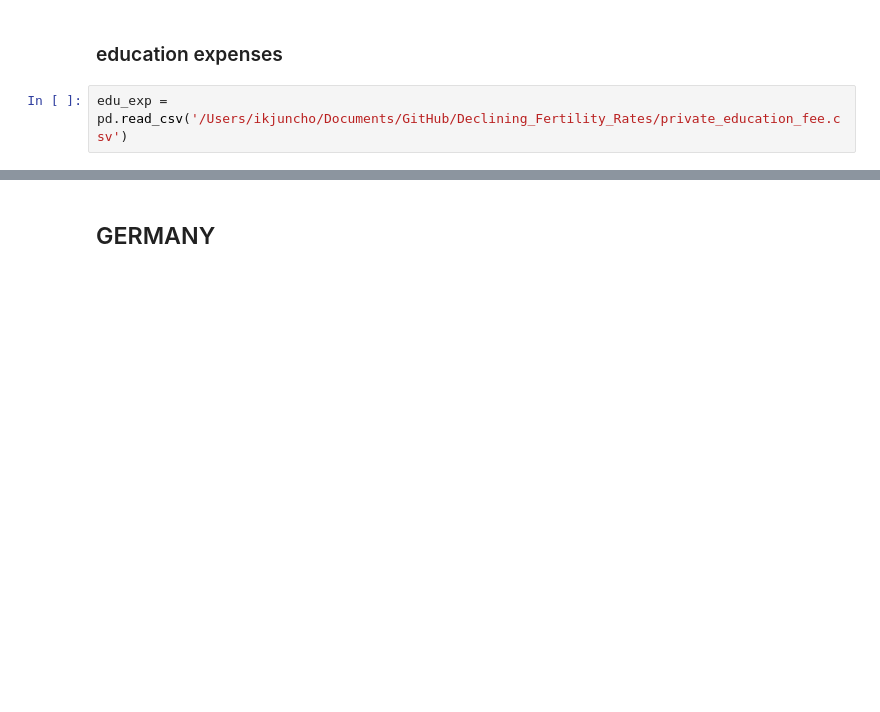
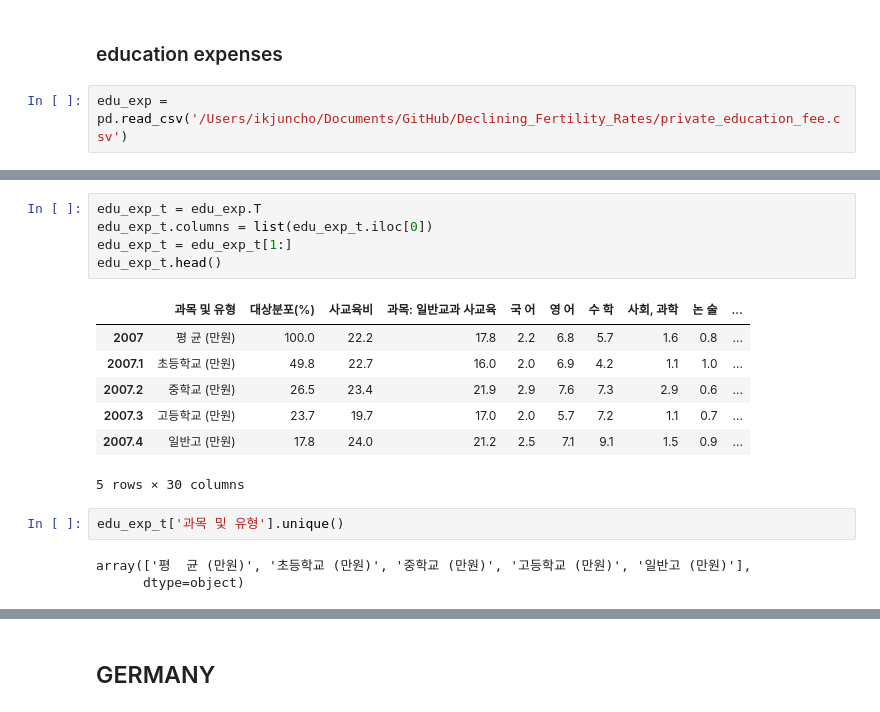
Before and after one commit to ikkjun/Declining_Fertility_Rates, a Jupyter notebook: Declining_Fertility_Rates.ipynb, the cells around one changed output, grey strips where cells are left out. Drawn from its saved outputs; the diff is of its cells as text; blank space fills up the shorter version.

```diff
--- a/Declining_Fertility_Rates.ipynb
+++ b/Declining_Fertility_Rates.ipynb
@@ -496,0 +481,18 @@ edu_exp.T
+# %%
+edu_exp_t = edu_exp.T
+edu_exp_t.columns = list(edu_exp_t.iloc[0])
+edu_exp_t = edu_exp_t[1:]
+edu_exp_t.head()
+# %% [output]
+|  | 과목 및 유형 | 대상분포(%) | 사교육비 | 과목: 일반교과 사교육 | 국 어 | 영 어 | 수 학 | 사회, 과학 | 논 술 | ... |
+| 2007 | 평 균 (만원) | 100.0 | 22.2 | 17.8 | 2.2 | 6.8 | 5.7 | 1.6 | 0.8 | ... |
+| 2007.1 | 초등학교 (만원) | 49.8 | 22.7 | 16.0 | 2.0 | 6.9 | 4.2 | 1.1 | 1.0 | ... |
+| 2007.2 | 중학교 (만원) | 26.5 | 23.4 | 21.9 | 2.9 | 7.6 | 7.3 | 2.9 | 0.6 | ... |
+| 2007.3 | 고등학교 (만원) | 23.7 | 19.7 | 17.0 | 2.0 | 5.7 | 7.2 | 1.1 | 0.7 | ... |
+| 2007.4 | 일반고 (만원) | 17.8 | 24.0 | 21.2 | 2.5 | 7.1 | 9.1 | 1.5 | 0.9 | ... |
+5 rows × 30 columns
+# %%
+edu_exp_t['과목 및 유형'].unique()
+# %% [output]
+array(['평  균 (만원)', '초등학교 (만원)', '중학교 (만원)', '고등학교 (만원)', '일반고 (만원)'],
+      dtype=object)
```
Also changed, not shown: parts of 6 cells of this notebook.
